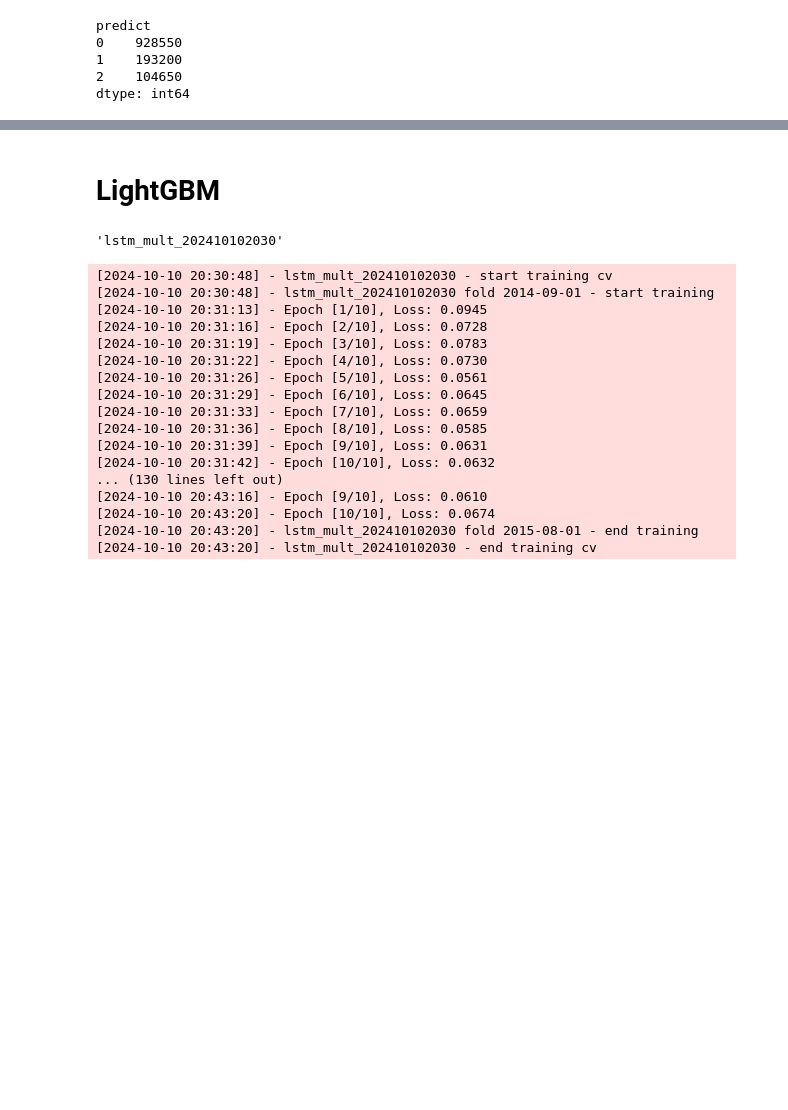
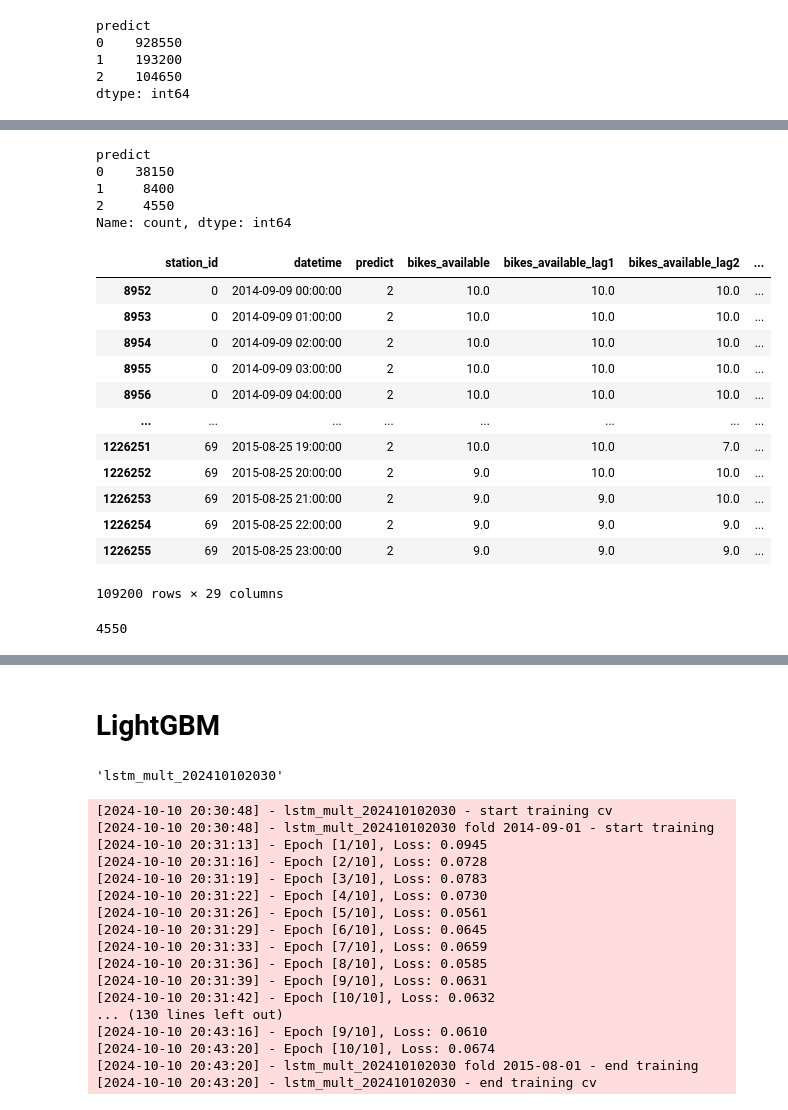
Before and after one commit to snoopy0420/atma_udemy, a Jupyter notebook: notebooks/baseline_LGBM.ipynb, the cells around one changed output, grey strips where cells are left out. Drawn from its saved outputs; the diff is of its cells as text; code cells hidden in the pictures; blank space fills up the shorter version.

```diff
--- a/notebooks/baseline_LGBM.ipynb
+++ b/notebooks/baseline_LGBM.ipynb
@@ -524,0 +530,28 @@ dtype: int64
+# %%
+df_main_new_[df_main_new_["datetime"].dt.hour == 0]["predict"].value_counts()
+# %% [output]
+predict
+0    38150
+1     8400
+2     4550
+Name: count, dtype: int64
+# %%
+df_main_new_[df_main_new_["predict"] == 2]
+# %% [output]
+|  | station_id | datetime | predict | bikes_available | bikes_available_lag1 | bikes_available_lag2 | ... |
+| 8952 | 0 | 2014-09-09 00:00:00 | 2 | 10.0 | 10.0 | 10.0 | ... |
+| 8953 | 0 | 2014-09-09 01:00:00 | 2 | 10.0 | 10.0 | 10.0 | ... |
+| 8954 | 0 | 2014-09-09 02:00:00 | 2 | 10.0 | 10.0 | 10.0 | ... |
+| 8955 | 0 | 2014-09-09 03:00:00 | 2 | 10.0 | 10.0 | 10.0 | ... |
+| 8956 | 0 | 2014-09-09 04:00:00 | 2 | 10.0 | 10.0 | 10.0 | ... |
+| ... | ... | ... | ... | ... | ... | ... | ... |
+| 1226251 | 69 | 2015-08-25 19:00:00 | 2 | 10.0 | 10.0 | 7.0 | ... |
+| 1226252 | 69 | 2015-08-25 20:00:00 | 2 | 9.0 | 10.0 | 10.0 | ... |
+| 1226253 | 69 | 2015-08-25 21:00:00 | 2 | 9.0 | 9.0 | 10.0 | ... |
+| 1226254 | 69 | 2015-08-25 22:00:00 | 2 | 9.0 | 9.0 | 9.0 | ... |
+| 1226255 | 69 | 2015-08-25 23:00:00 | 2 | 9.0 | 9.0 | 9.0 | ... |
+109200 rows × 29 columns
+# %%
+65 * 70
+# %% [output]
+4550
```
Also changed, not shown: parts of 28 cells of this notebook, 4 other files.
